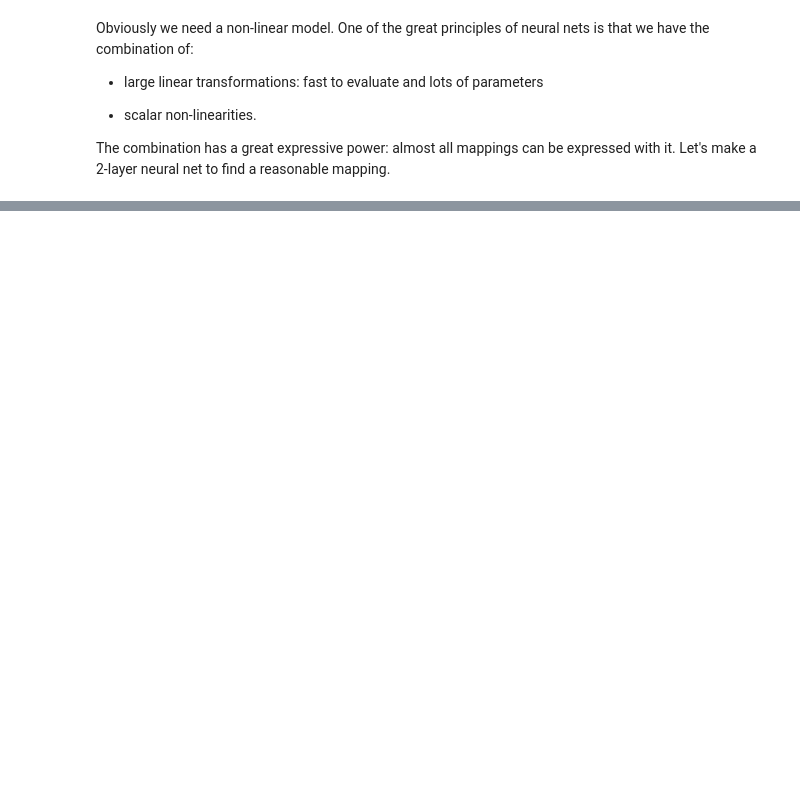
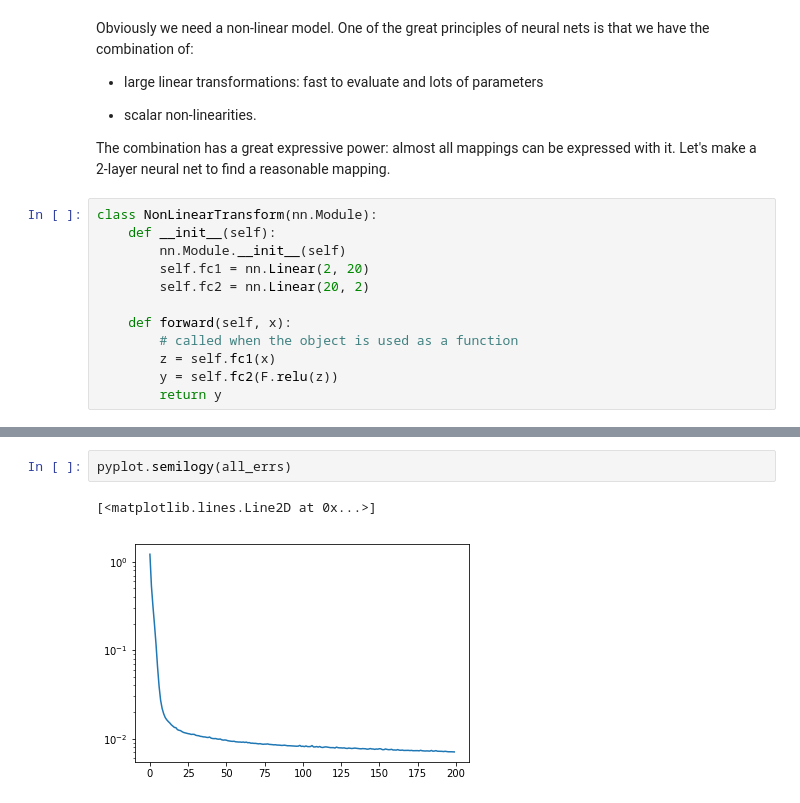
Before and after one commit to mdouze/tp_n7, a Jupyter notebook: 04-regression.ipynb, the cells around one changed output, grey strips where cells are left out. Saved outputs shown, nothing was run; the diff lists cells and outputs as text; blank space fills up the shorter version.

```diff
--- a/04-regression.ipynb
+++ b/04-regression.ipynb
@@ -286,3 +286,15 @@ Obviously we need a non-linear model. One of the great principles of neural nets
 - scalar non-linearities.
 
 The combination has a great expressive power: almost all mappings can be expressed with it. Let's make a 2-layer neural net to find a reasonable mapping.
+# %%
+class NonLinearTransform(nn.Module):
+    def __init__(self):
+        nn.Module.__init__(self)
+        self.fc1 = nn.Linear(2, 20)
+        self.fc2 = nn.Linear(20, 2)
+
+    def forward(self, x):
+        # called when the object is used as a function
+        z = self.fc1(x)
+        y = self.fc2(F.relu(z))
+        return y
@@ -288,0 +349,5 @@ The combination has a great expressive power: almost all mappings can be express
+# %%
+pyplot.semilogy(all_errs)
+# %% [output]
+[<matplotlib.lines.Line2D at 0x...>]
+[figure, added]
```
Also changed, not shown: parts of 9 cells of this notebook.
